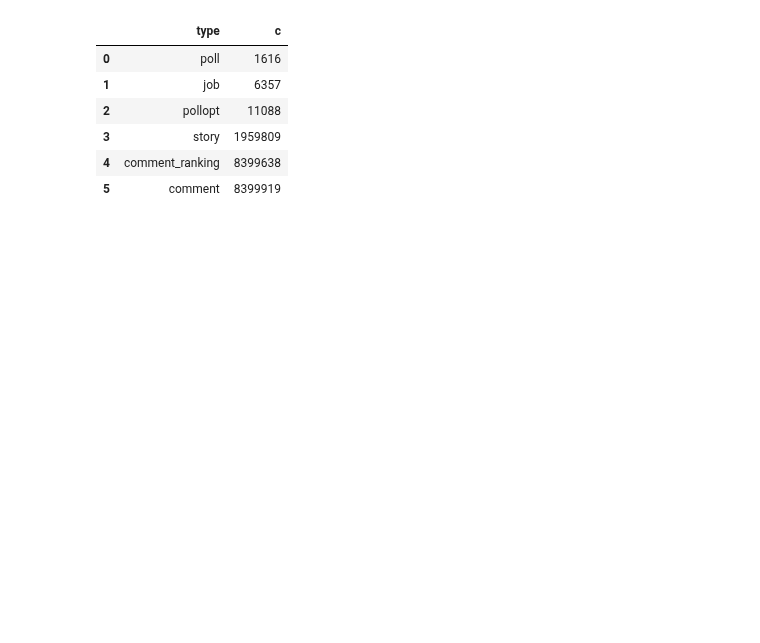
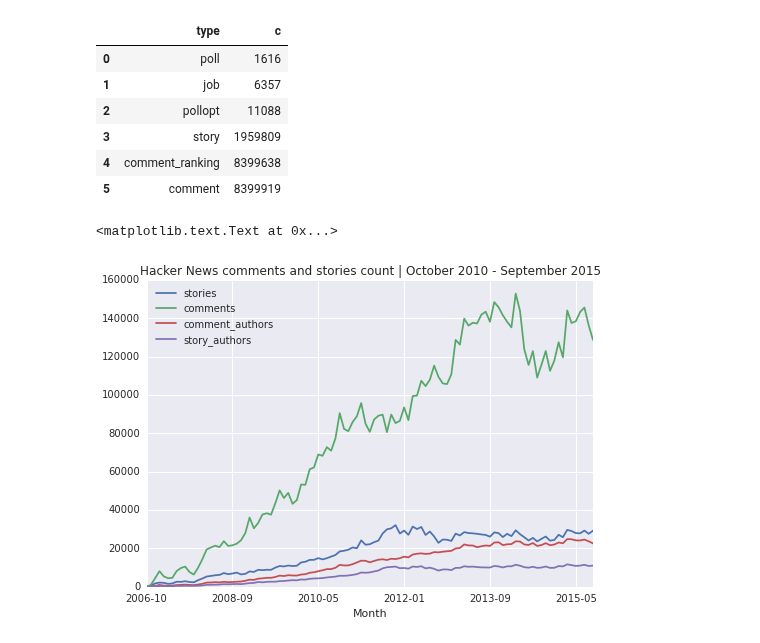
Before and after one commit to fhoffa/notebooks, a Jupyter notebook: analyzing hacker news.ipynb, the cells around one changed output. Saved outputs shown, nothing was run; the diff lists cells and outputs as text; code cells hidden in the pictures; blank space fills up the shorter version.

```diff
--- a/analyzing hacker news.ipynb
+++ b/analyzing hacker news.ipynb
@@ -48,4 +48,12 @@ bq.Query(hn.top_types).to_dataframe()
 | 3 | story | 1959809 |
 | 4 | comment_ranking | 8399638 |
 | 5 | comment | 8399919 |
+# %%
+data=bq.Query(hn.counts).to_dataframe()[0:-1]
+my_plot=data.set_index('month').plot(kind='line', title='Hacker News comments and stories count | October 2010 - September 2015')
+my_plot.set_xlabel("Month")
+#hAxis: {title: 'by twitter.com/felipehoffa, learn more at reddit.com/r/bigquery', titleTextStyle: {color: '#777777'}}
+# %% [output]
+<matplotlib.text.Text at 0x...>
+[figure, added]
 # %%
```
Also changed, not shown: parts of 9 cells of this notebook.
